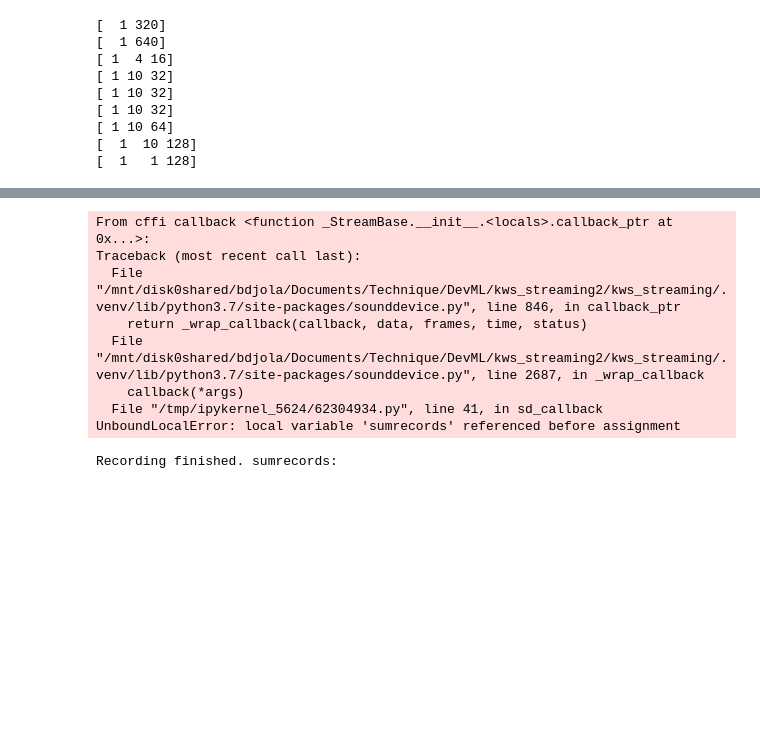
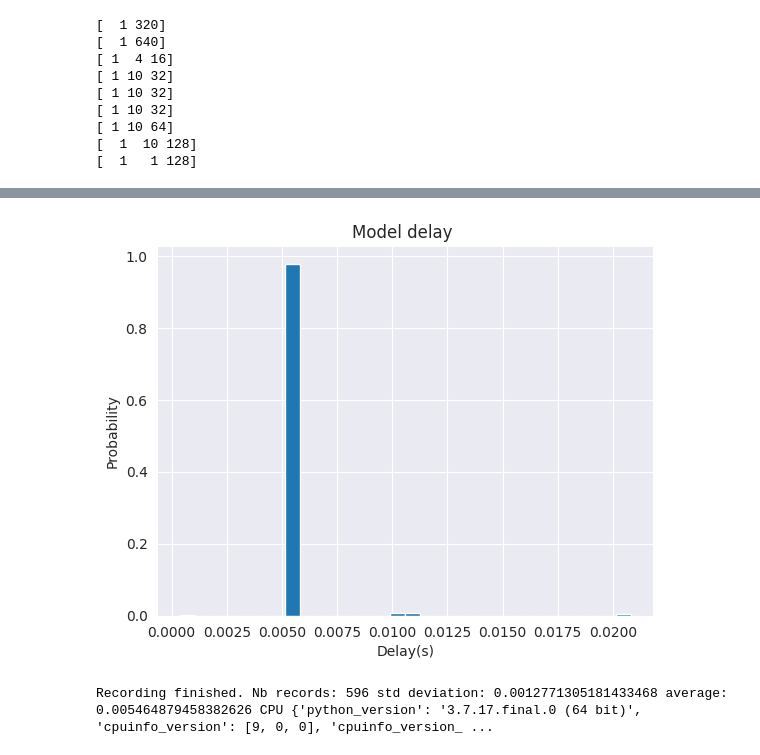
Before and after one commit to caveman77/kws_streaming, a Jupyter notebook: 02_inference_streaming.ipynb, the cells around one changed output, grey strips where cells are left out. Cells and saved outputs as stored; diff of their text form; code cells hidden in the pictures; blank space fills up the shorter version.

Commit message:
adding model delay graphic

```diff
--- a/02_inference_streaming.ipynb
+++ b/02_inference_streaming.ipynb
@@ -129,12 +129,18 @@ def decimate(signal, old_fs, new_fs):
 
     return resampled_signal, new_fs
 # %%
-sumseconds=0
-sumrecords=0
 import time as timelib
 
 def sd_callback(rec, frames, time, status):
-    tstart = timelib.time()
+
+    #global sumseconds, sumrecords
+    global index, times, MAX_RECORDS
+
+    if index<MAX_RECORDS-1:
+        index = index+1
+
+        #tstart = timelib.time()
+        times[0, index] = timelib.time()
 
     # audio rec shape is : (frames, channels)
     rec = np.reshape(rec, (1,-1))
@@ -167,10 +173,12 @@ def sd_callback(rec, frames, time, status):
     if (out_tflite_argmax>1) and (proba > word_threshold):
         print(datetime.now().strftime("%d/%m/%Y %H:%M:%S"), index_to_label[out_tflite_argmax], proba)
 
-    tend = timelib.time()
+    if index<MAX_RECORDS:
+        #tend = timelib.time()
 
-    sumrecords=sumrecords+1
-    sumseconds=sumseconds+tend-tstart
+        #sumrecords=sumrecords+1
+        #sumseconds=sumseconds+tend-tstart
+        times[1, index] = timelib.time()
 # %%
 reset_state = True
 
@@ -193,6 +201,16 @@ if reset_state:
 [  1   1 128]
 # %%
 # Start streaming from microphone
+import matplotlib.pyplot as plt
+import cpuinfo
+
+
+sumseconds=0
+sumrecords=0
+MAX_RECORDS = 5000
+index=-1
+times = np.empty([2, MAX_RECORDS], dtype = float)
+
 try:
     sumrecords=0
     print('channels:',num_channels, 'samplerate:',sample_rate, 'blocksize:', flags.window_stride_samples)
@@ -204,10 +222,25 @@ try:
             pass
 
 except KeyboardInterrupt:
-    #print('\nRecording finished. sumrecords:', sumrecords, 'sumseconds:', sumseconds, 'average:', sumseconds/sumrecords)
-    print('\nRecording finished. sumrecords:')
+    times[0,:] = times[0,:] * -1
+    delays = np.sum(times[:,0:index], axis=0)
+
+
+    weights = np.ones_like(delays)/float(index)
+
+    my_cpuinfo = cpuinfo.get_cpu_info()
+
+    x, bins, p = plt.hist(delays, bins = 30, weights=weights)
+    plt.ylabel('Probability')
+    plt.xlabel('Delay(s)')
+    plt.title(f'Model delay ')
+    plt.show()
+
+    print('\nRecording finished. Nb records:', index, 'std deviation:', np.std(delays, axis=0), 'average:', np.mean(delays, axis=0), 'CPU', my_cpuinfo.get_cpu_info())
+
+
 
 except Exception as e:
-    print('\nRecording finished. sumrecords:')
+    print('\nRecording finished. ')
 # %% [output]
 channels: 1 samplerate: 16000 blocksize: 320
@@ -214,9 +263,2 @@ channels: 1 samplerate: 16000 blocksize: 320
+[figure, added]
-From cffi callback <function _StreamBase.__init__.<locals>.callback_ptr at 0x...>:
-Traceback (most recent call last):
-  File "/mnt/disk0shared/bdjola/Documents/Technique/DevML/kws_streaming2/kws_streaming/.venv/lib/python3.7/site-packages/sounddevice.py", line 846, in callback_ptr
-    return _wrap_callback(callback, data, frames, time, status)
-  File "/mnt/disk0shared/bdjola/Documents/Technique/DevML/kws_streaming2/kws_streaming/.venv/lib/python3.7/site-packages/sounddevice.py", line 2687, in _wrap_callback
-    callback(*args)
-  File "/tmp/ipykernel_5624/62304934.py", line 41, in sd_callback
-UnboundLocalError: local variable 'sumrecords' referenced before assignment
+Recording finished. Nb records: 596 std deviation: 0.0012771305181433468 average: 0.005464879458382626 CPU {'python_version': '3.7.17.final.0 (64 bit)', 'cpuinfo_version': [9, 0, 0], 'cpuinfo_version_ ...
-Recording finished. sumrecords:
```
Also changed, not shown: parts of 3 cells of this notebook.
